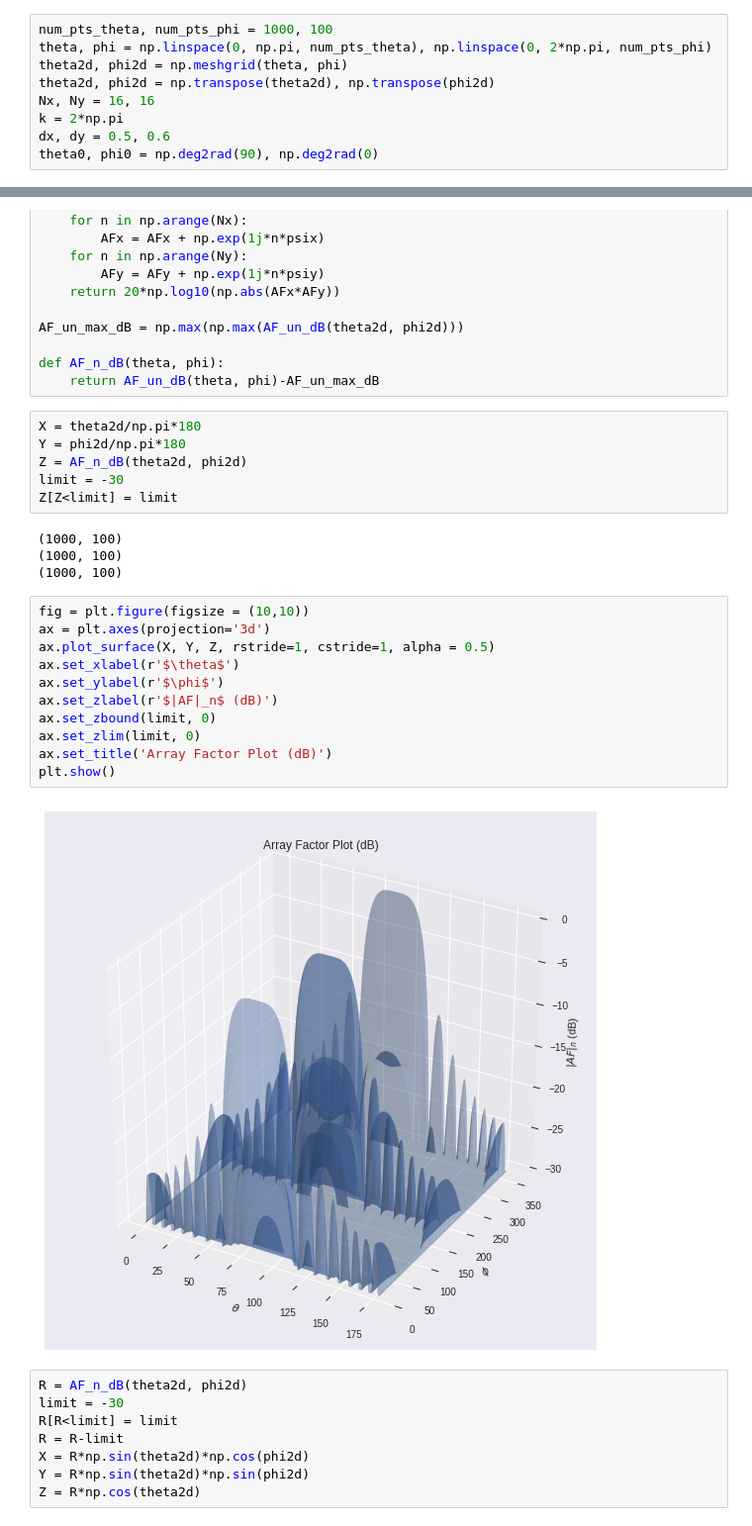
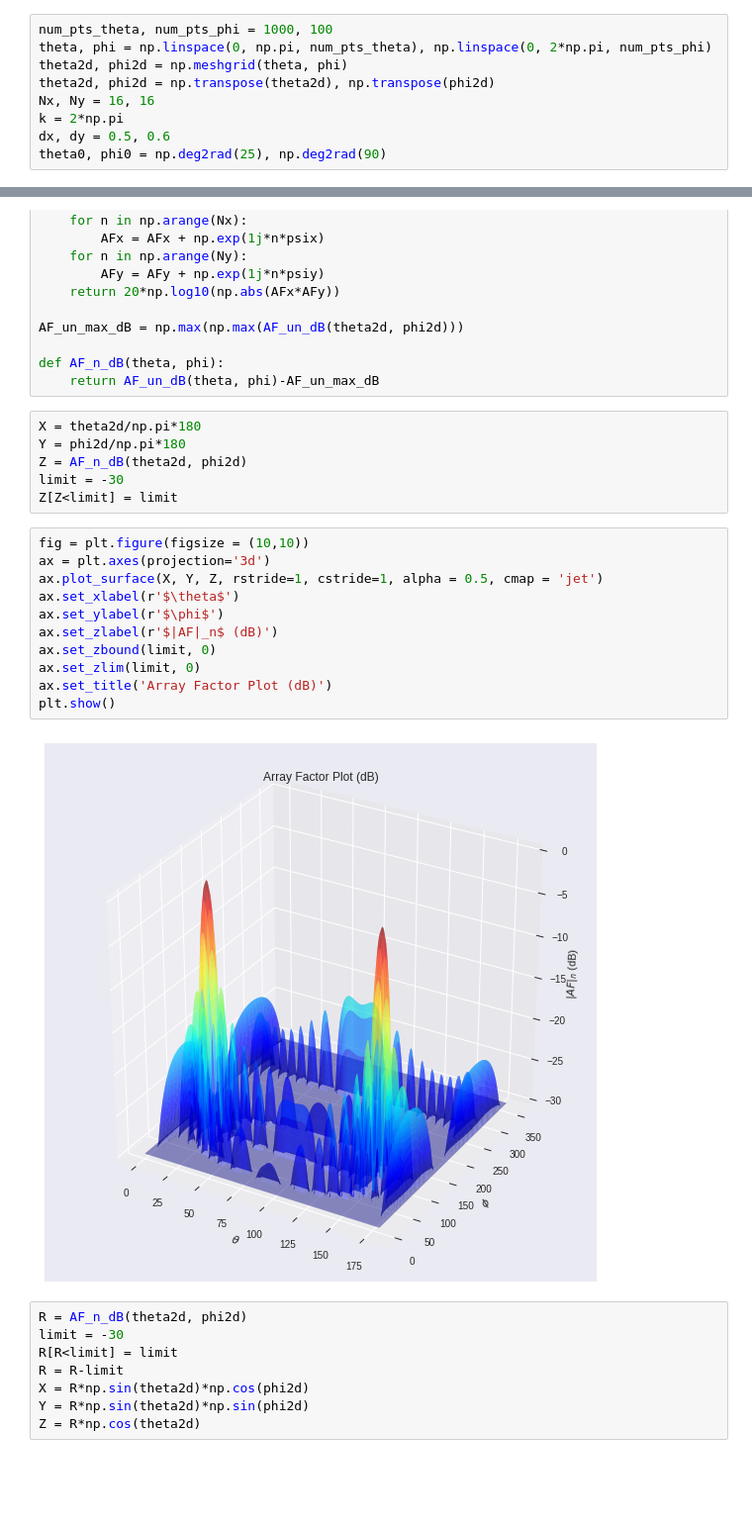
Before and after one commit to Zhaoxin-Hu/ECE222A, a Jupyter notebook: Homework 3.ipynb, the cells around one changed output, grey strips where cells are left out. Shown at 99% size. Saved outputs shown, nothing was run; the diff lists cells and outputs as text; blank space fills up the shorter version.

```diff
--- a/Homework 3.ipynb
+++ b/Homework 3.ipynb
@@ -228,7 +228,7 @@ theta2d, phi2d = np.transpose(theta2d), np.transpose(phi2d)
 Nx, Ny = 16, 16
 k = 2*np.pi
 dx, dy = 0.5, 0.6
-theta0, phi0 = np.deg2rad(90), np.deg2rad(0)
+theta0, phi0 = np.deg2rad(25), np.deg2rad(90)
 # %%
 def AF_un_dB(theta, phi):
     AFx, AFy = 0, 0
@@ -249,23 +249,19 @@ Y = phi2d/np.pi*180
 Z = AF_n_dB(theta2d, phi2d)
 limit = -30
 Z[Z<limit] = limit
-# %% [output]
-(1000, 100)
-(1000, 100)
-(1000, 100)
 # %%
 fig = plt.figure(figsize = (10,10))
 ax = plt.axes(projection='3d')
-ax.plot_surface(X, Y, Z, rstride=1, cstride=1, alpha = 0.5)
+ax.plot_surface(X, Y, Z, rstride=1, cstride=1, alpha = 0.5, cmap = 'jet')
 ax.set_xlabel(r'$\theta$')
 ax.set_ylabel(r'$\phi$')
 ax.set_zlabel(r'$|AF|_n$ (dB)')
 ax.set_zbound(limit, 0)
 ax.set_zlim(limit, 0)
 ax.set_title('Array Factor Plot (dB)')
 plt.show()
 # %% [output]
-[figure, old version]
+[figure, new version]
 # %%
 R = AF_n_dB(theta2d, phi2d)
 limit = -30
```
Also changed, not shown: parts of 1 cell of this notebook.
